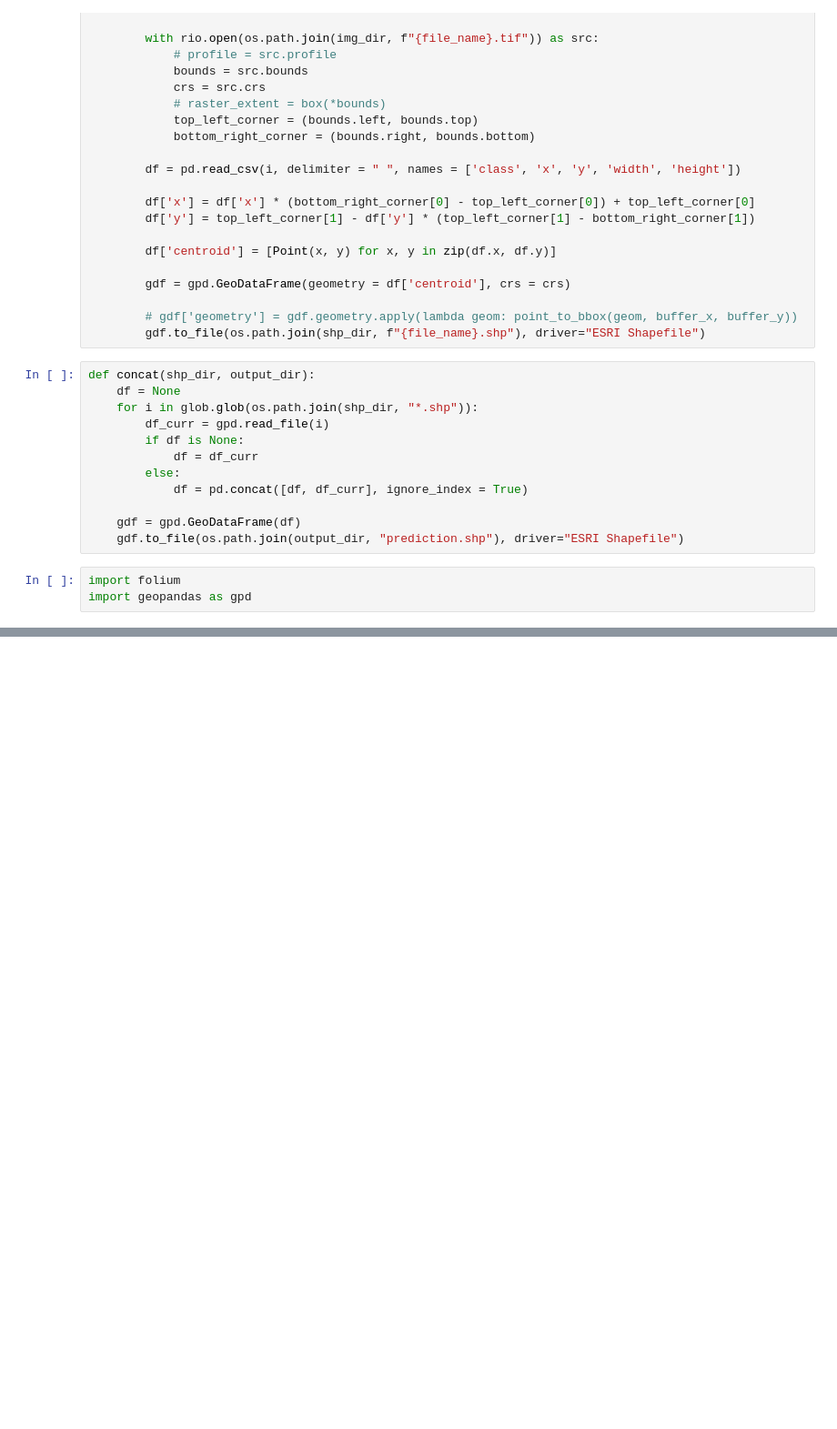
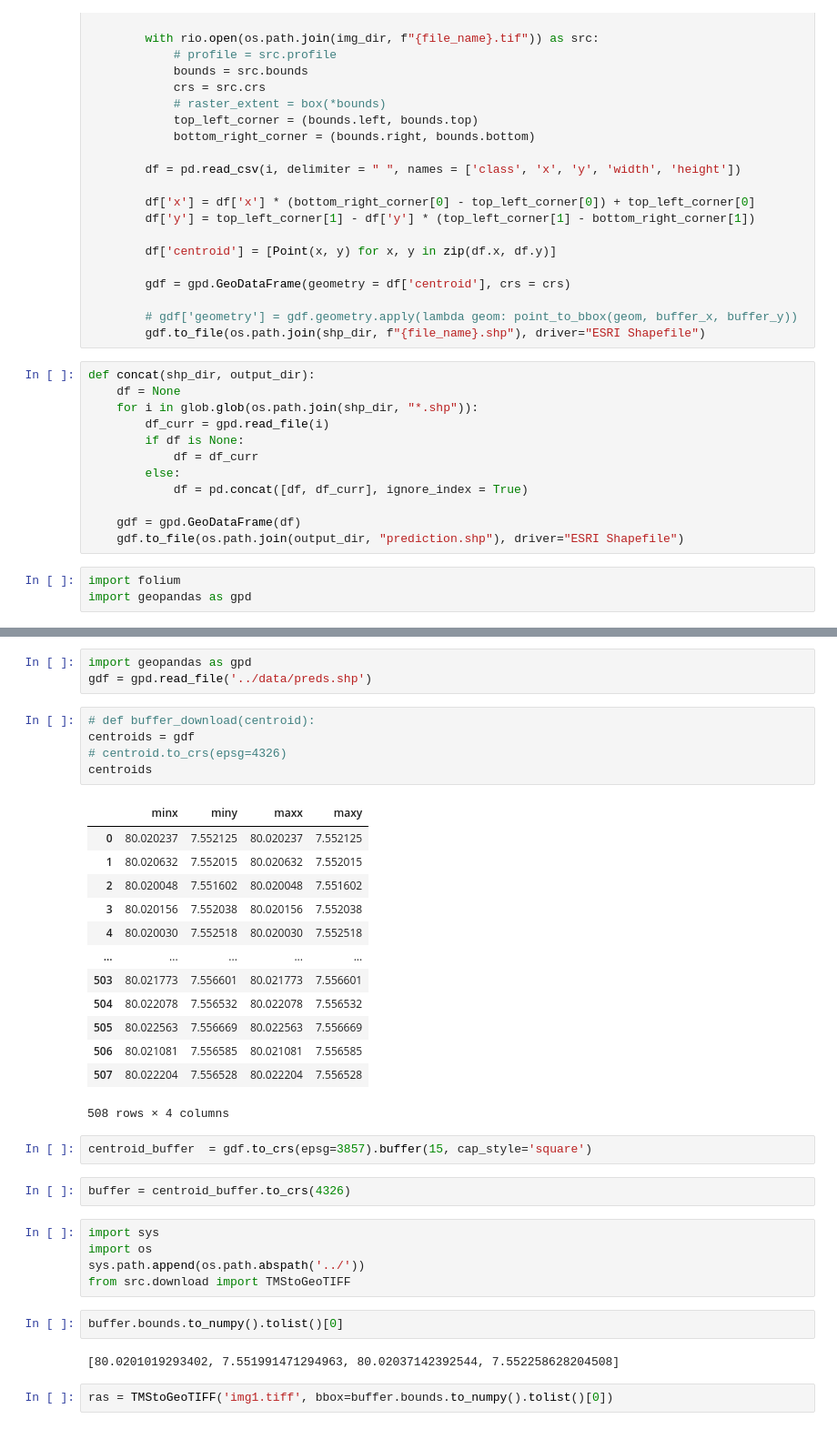
Before and after one commit to davnish/cocolit, a Jupyter notebook: notebooks/base.ipynb, the cells around one changed output, grey strips where cells are left out. Shown at 91% size. Cells and saved outputs as stored; diff of their text form; blank space fills up the shorter version.

```diff
--- a/notebooks/base.ipynb
+++ b/notebooks/base.ipynb
@@ -379,3 +379,40 @@ m.fit_bounds([[bounds[1], bounds[0]], [bounds[3], bounds[2]]])
 m
 # %% [output]
 [interactive output not drawn]
+# %%
+import geopandas as gpd
+gdf = gpd.read_file('../data/preds.shp')
+# %%
+# def buffer_download(centroid):
+centroids = gdf
+# centroid.to_crs(epsg=4326)
+centroids
+# %% [output]
+|  | minx | miny | maxx | maxy |
+| 0 | 80.020237 | 7.552125 | 80.020237 | 7.552125 |
+| 1 | 80.020632 | 7.552015 | 80.020632 | 7.552015 |
+| 2 | 80.020048 | 7.551602 | 80.020048 | 7.551602 |
+| 3 | 80.020156 | 7.552038 | 80.020156 | 7.552038 |
+| 4 | 80.020030 | 7.552518 | 80.020030 | 7.552518 |
+| ... | ... | ... | ... | ... |
+| 503 | 80.021773 | 7.556601 | 80.021773 | 7.556601 |
+| 504 | 80.022078 | 7.556532 | 80.022078 | 7.556532 |
+| 505 | 80.022563 | 7.556669 | 80.022563 | 7.556669 |
+| 506 | 80.021081 | 7.556585 | 80.021081 | 7.556585 |
+| 507 | 80.022204 | 7.556528 | 80.022204 | 7.556528 |
+508 rows × 4 columns
+# %%
+centroid_buffer  = gdf.to_crs(epsg=3857).buffer(15, cap_style='square')
+# %%
+buffer = centroid_buffer.to_crs(4326)
+# %%
+import sys
+import os
+sys.path.append(os.path.abspath('../'))
+from src.download import TMStoGeoTIFF
+# %%
+buffer.bounds.to_numpy().tolist()[0]
+# %% [output]
+[80.0201019293402, 7.551991471294963, 80.02037142392544, 7.552258628204508]
+# %%
+ras = TMStoGeoTIFF('img1.tiff', bbox=buffer.bounds.to_numpy().tolist()[0])
```
Also changed, not shown: parts of 2 cells of this notebook, 4 other files.
